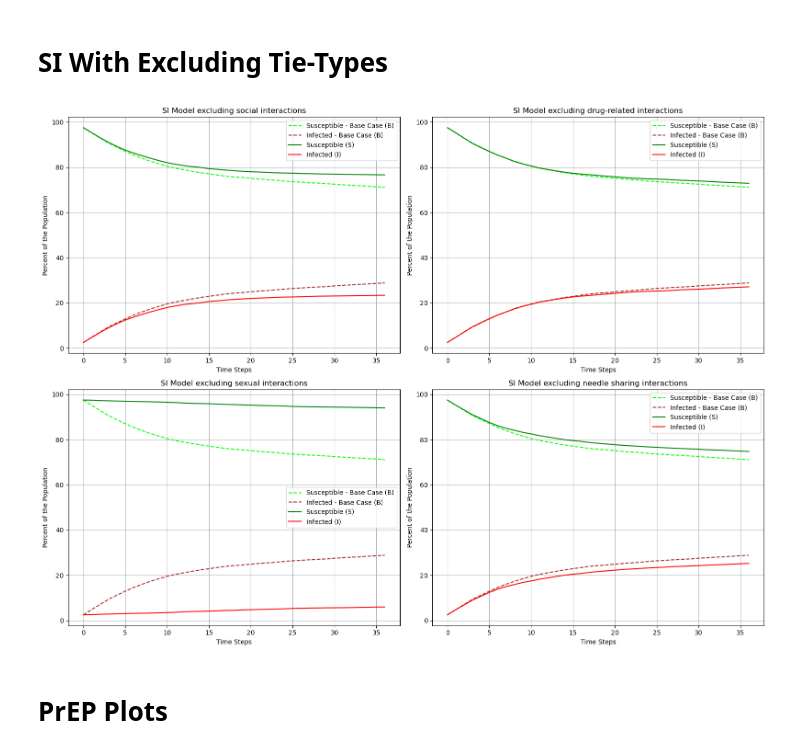
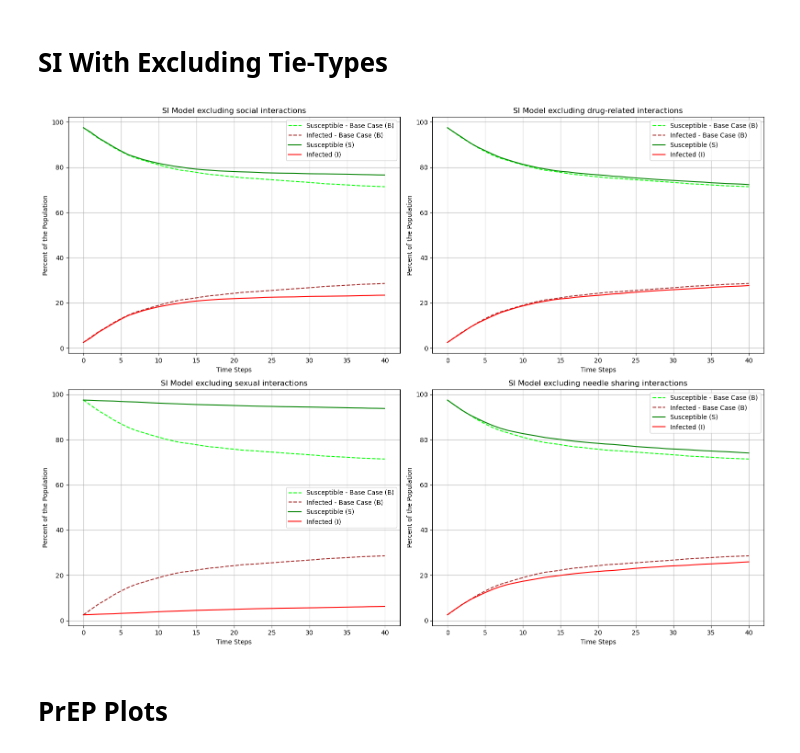
Before and after one commit to TretiakTS/NetworkAnalysisHIV, a Jupyter notebook: SI_models.ipynb, the cells around one changed output. Drawn from its saved outputs; the diff is of its cells as text; code cells hidden in the pictures.

```diff
--- a/SI_models.ipynb
+++ b/SI_models.ipynb
@@ -85,7 +86,7 @@ initial_infected_B = [
 ]
 
 # Parameters
-steps = 36
+steps = 40
 step_size = 30  # 1 month = 30 days
 
 # Run SI model for the base case
@@ -121,34 +122,34 @@ for i, (G, ax) in enumerate(zip(networks, axes)):
     ax.plot(
         range(steps + 1),
         susceptible_counts_base,
         label="Susceptible - Base Case (B)",
         color="lime",
         linestyle="--",
     )
     ax.plot(
         range(steps + 1),
         infected_counts_base,
         label="Infected - Base Case (B)",
         color="brown",
         linestyle="--",
     )
 
     # Plot current graph results
     ax.plot(range(steps + 1), susceptible_counts, label="Susceptible (S)", color="green")
     ax.plot(range(steps + 1), infected_counts, label="Infected (I)", color="red")
     ax.set_xlabel("Time Steps")
     ax.set_ylabel("Percent of the Population")
     ax.set_title(f"SI Model excluding {network_titles[i]} interactions")
     ax.legend()
     ax.grid()
 
 # Adjust layout for better spacing
 plt.tight_layout()
 
 # Show the plots
 plt.show()
 # %% [output]
-[figure, old version]
+[figure, new version]
 # %% [markdown]
 # PrEP Plots
 # %%
```
Also changed, not shown: parts of 8 cells of this notebook, 1 other file.
